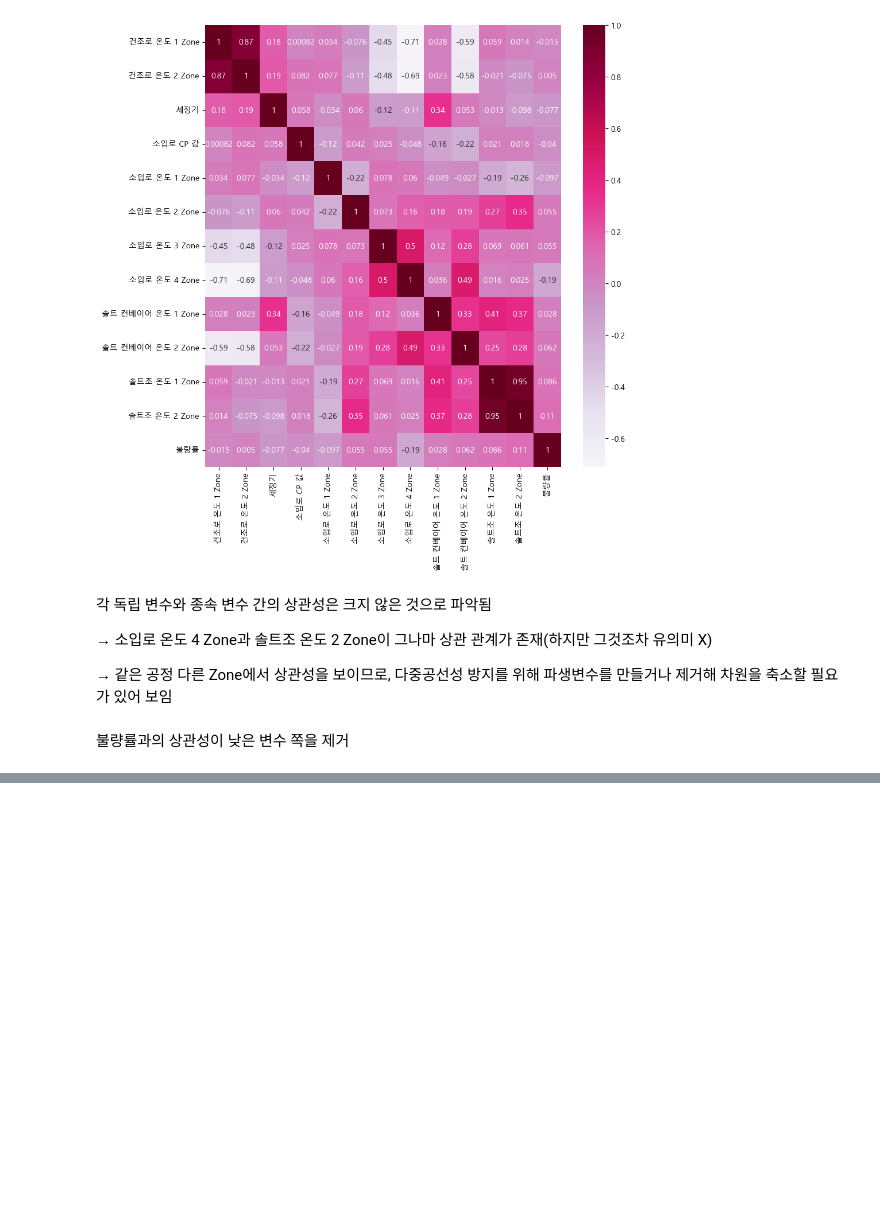
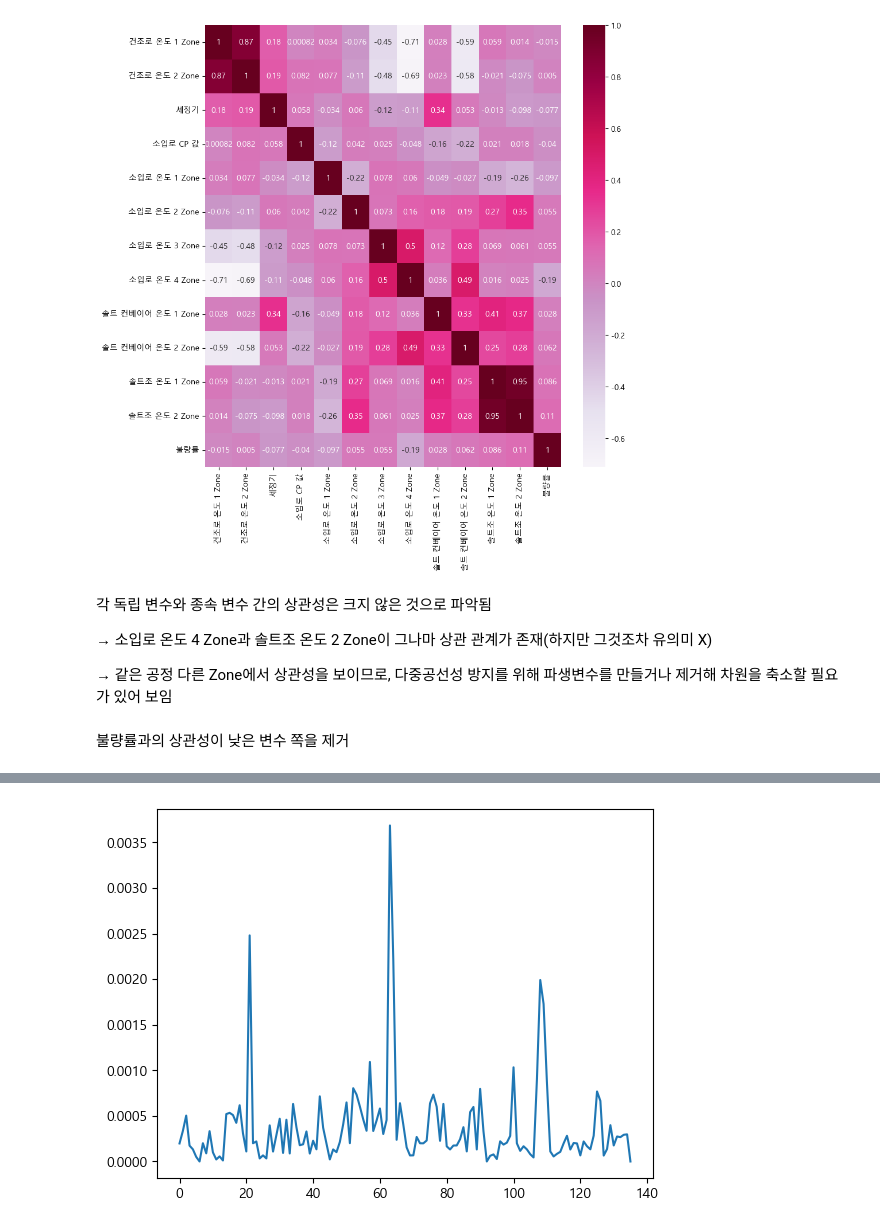
Before and after one commit to nyeokinyeoki/kamp, a Jupyter notebook: Data_analyse_heat_treatment_제조에 미련이 남아.ipynb, the cells around one changed output, grey strips where cells are left out. Cells and saved outputs as stored; diff of their text form; code cells hidden in the pictures; blank space fills up the shorter version.

```diff
--- a/Data_analyse_heat_treatment_제조에 미련이 남아.ipynb
+++ b/Data_analyse_heat_treatment_제조에 미련이 남아.ipynb
@@ -501,3 +502,8 @@ plt.show()
 → 같은 공정 다른 Zone에서 상관성을 보이므로, 다중공선성 방지를 위해 파생변수를 만들거나 제거해 차원을 축소할 필요가 있어 보임
 # %% [markdown]
 불량률과의 상관성이 낮은 변수 쪽을 제거
+# %%
+df_join_dr = df_join.drop(["건조로 온도 2 Zone", "소입로 온도 2 Zone", "소입로 온도 3 Zone", "솔트 컨베이어 온도 1 Zone", "솔트조 온도 1 Zone"],
+                          axis=1)
+
+df_join_dr.head()
@@ -503,0 +525,4 @@ plt.show()
+# %%
+df_join_dr["소입로 온도 1-4 Zone"] = (df_join_dr["소입로 온도 1 Zone"] + df_join_dr["소입로 온도 4 Zone"]) / 2
+
+df_join_dr.head()
@@ -503,0 +536,7 @@ plt.show()
+# %%
+df_join_dr.drop(["소입로 온도 1 Zone", "소입로 온도 4 Zone"], axis=1, inplace=True)
+
+df_join_dr = df_join_dr[['배정번호','건조로 온도 1 Zone', '세정기', '소입로 CP 값',
+                         '소입로 온도 1-4 Zone', '솔트 컨베이어 온도 2 Zone', '솔트조 온도 2 Zone', '불량률']]
+
+df_join_dr
@@ -503,0 +565,8 @@ plt.show()
+# %%
+# 불량률 추이 파악
+
+plt.plot(df_join_dr.index.to_list(), df_join_dr["불량률"])
+
+plt.show()
+# %% [output]
+[figure, added]
```
Also changed, not shown: parts of 24 cells of this notebook.
